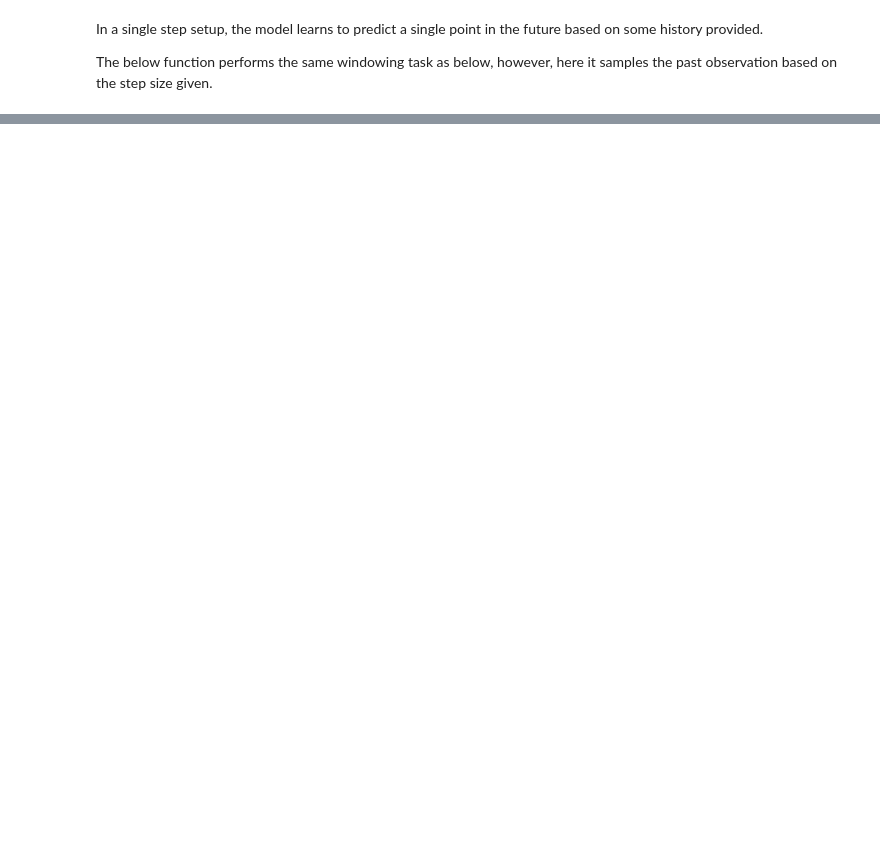
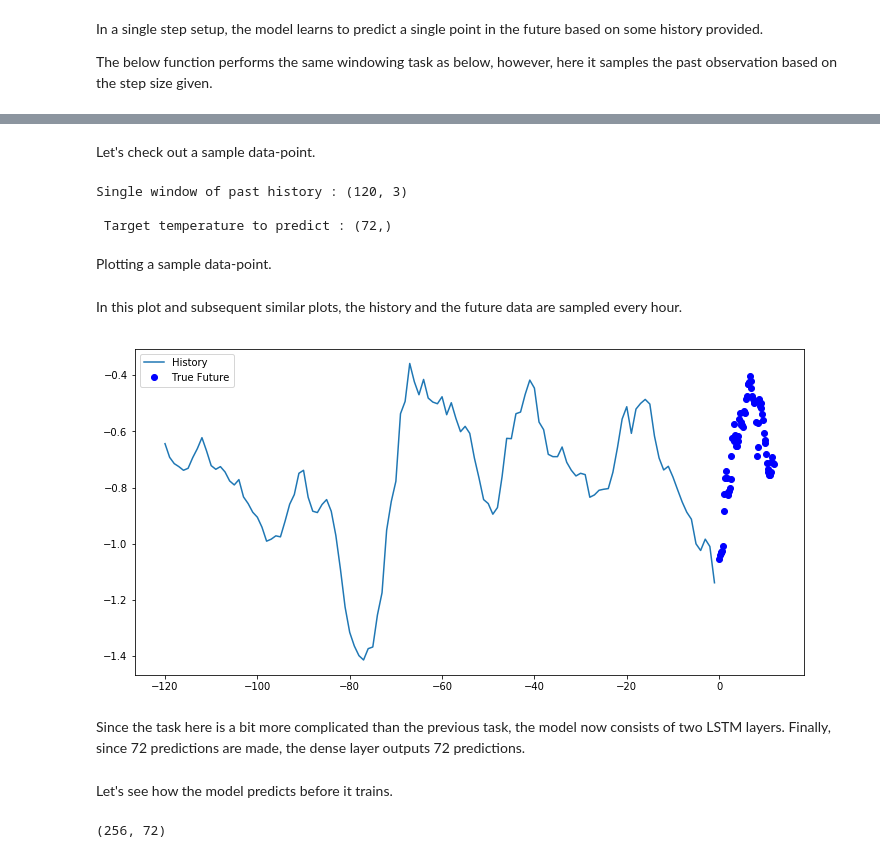
Before and after one commit to rahiakela/practical-machine-learning-with-tensorflow, a Jupyter notebook: time_series.ipynb, the cells around one changed output, grey strips where cells are left out. Saved outputs shown, nothing was run; the diff lists cells and outputs as text; code cells hidden in the pictures; blank space fills up the shorter version.

```diff
--- a/time_series.ipynb
+++ b/time_series.ipynb
@@ -321,0 +427,4 @@ The below function performs the same windowing task as below, however, here it s
+# %%
+for x, y in val_data_single.take(3):
+  plot = show_plot([x[0][:, 1].numpy(), y[0].numpy(), single_step_model.predict(x)[0]], 12, 'Single Step Prediction')
+  plot.show()
@@ -321,0 +443,42 @@ The below function performs the same windowing task as below, however, here it s
+# %%
+future_target = 72
+x_train_multi, y_train_multi = multivariate_data(dataset, dataset[:, 1], 0, TRAIN_SPLIT, past_history, future_target, STEP)
+x_val_multi, y_val_multi = multivariate_data(dataset, dataset[:, 1], TRAIN_SPLIT, None, past_history, future_target, STEP)
+# %% [markdown]
+Let's check out a sample data-point.
+# %%
+print ('Single window of past history : {}'.format(x_train_multi[0].shape))
+print ('\n Target temperature to predict : {}'.format(y_train_multi[0].shape))
+# %% [output]
+Single window of past history : (120, 3)
+
+ Target temperature to predict : (72,)
+# %%
+train_data_multi = tf.data.Dataset.from_tensor_slices((x_train_multi, y_train_multi))
+train_data_multi = train_data_multi.cache().shuffle(BUFFER_SIZE).batch(BATCH_SIZE).repeat()
+
+val_data_multi = tf.data.Dataset.from_tensor_slices((x_val_multi, y_val_multi))
+val_data_multi = val_data_multi.batch(BATCH_SIZE).repeat()
+# %% [markdown]
+Plotting a sample data-point.
+# %%
+def multi_step_plot(history, true_future, prediction):
+  plt.figure(figsize=(12, 6))
+  num_in = create_time_steps(len(history))
+  num_out = len(true_future)
+
+  plt.plot(num_in, np.array(history[:, 1]), label='History')
+  plt.plot(np.arange(num_out)/STEP, np.array(true_future), 'bo', label='True Future')
+  if prediction.any():
+    plt.plot(np.arange(num_out)/STEP, np.array(prediction), 'ro', label='Predicted Future')
+  plt.legend(loc='upper left')
+  plt.show()
+# %% [markdown]
+In this plot and subsequent similar plots, the history and the future data are sampled every hour.
+# %%
+for x, y in train_data_multi.take(1):
+  multi_step_plot(x[0], y[0], np.array([0]))
+# %% [output]
+[figure, added]
+# %% [markdown]
+Since the task here is a bit more complicated than the previous task, the model now consists of two LSTM layers. Finally, since 72 predictions are made, the dense layer outputs 72 predictions.
@@ -321,0 +492,7 @@ The below function performs the same windowing task as below, however, here it s
+# %% [markdown]
+Let's see how the model predicts before it trains.
+# %%
+for x, y in val_data_multi.take(1):
+  print (multi_step_model.predict(x).shape)
+# %% [output]
+(256, 72)
```
Also changed, not shown: parts of 34 cells of this notebook.
